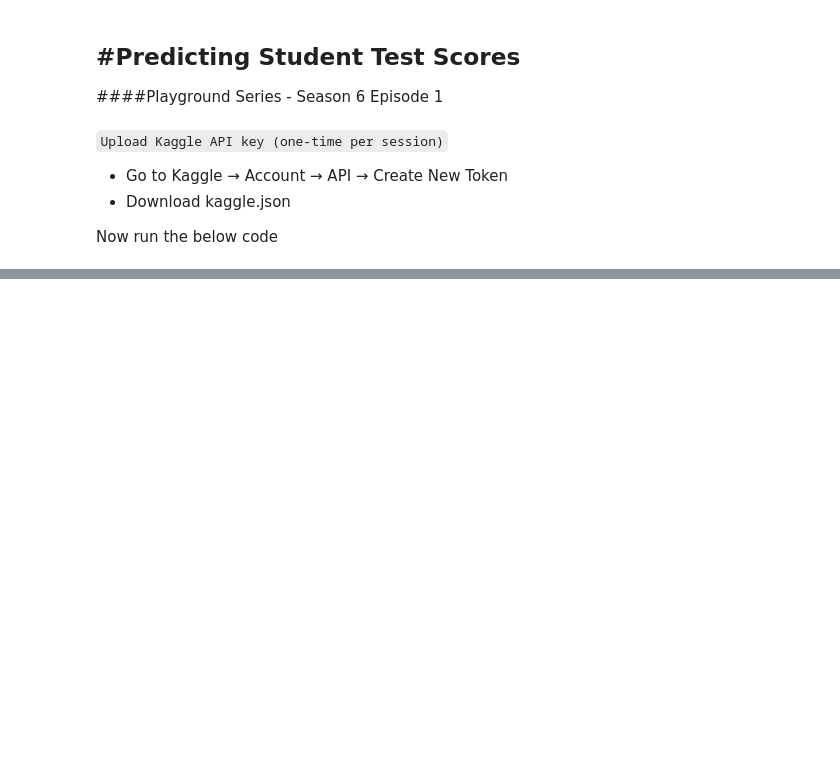
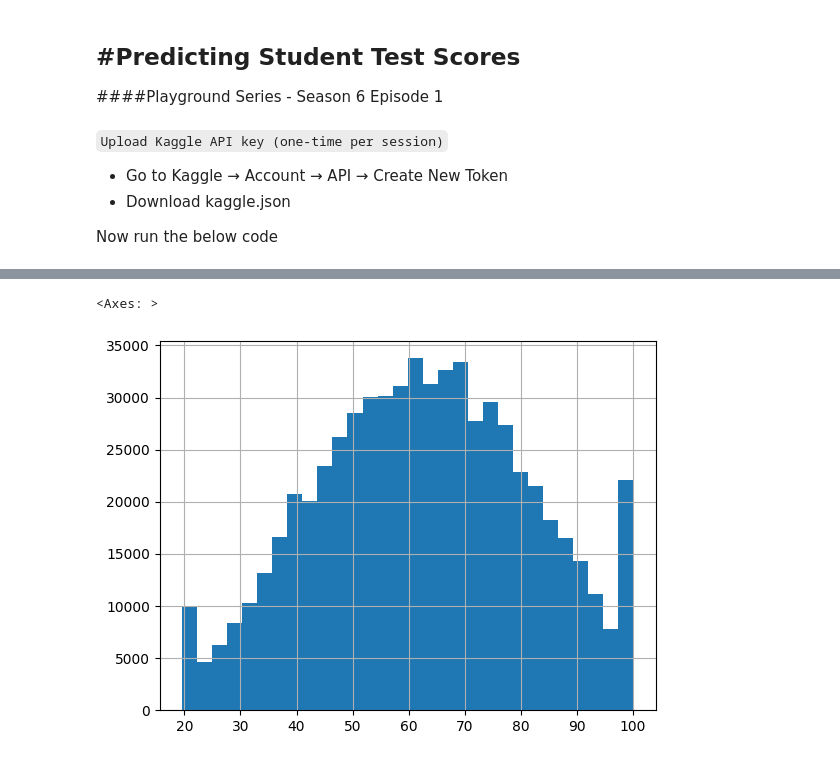
Before and after one commit to BELBINBENORM/my_kaggle_ml_practice, a Jupyter notebook: 26.01.00.Predicting_Student_test_Scores.ipynb, the cells around one changed output, grey strips where cells are left out. Drawn from its saved outputs; the diff is of its cells as text; code cells hidden in the pictures; blank space fills up the shorter version.

```diff
--- a/26.01.00.Predicting_Student_test_Scores.ipynb
+++ b/26.01.00.Predicting_Student_test_Scores.ipynb
@@ -37,3 +47,3 @@ Archive:  playground-series-s6e1.zip
 # %%
-import pandas
-a=pd.read_csv("train.csv")
+raw_train_df=pd.read_csv("train.csv")
+raw_test_df=pd.read_csv("test.csv")
@@ -55,0 +75,10 @@ a
+# %%
+X=raw_train_df.drop(columns=['id'])
+X=X.drop_duplicates()
+
+X_train = X.drop(columns=['exam_score'])
+y_train = X['exam_score']
+X_test = raw_test_df.drop(columns=['id'])
+
+num_col = X_train.select_dtypes(include='number').columns
+cat_col = X_train.select_dtypes(exclude='number').columns
@@ -55,0 +100,5 @@ a
+# %%
+y_train.hist(bins=30)
+# %% [output]
+<Axes: >
+[figure, added]
```
Also changed, not shown: parts of 18 cells of this notebook.
